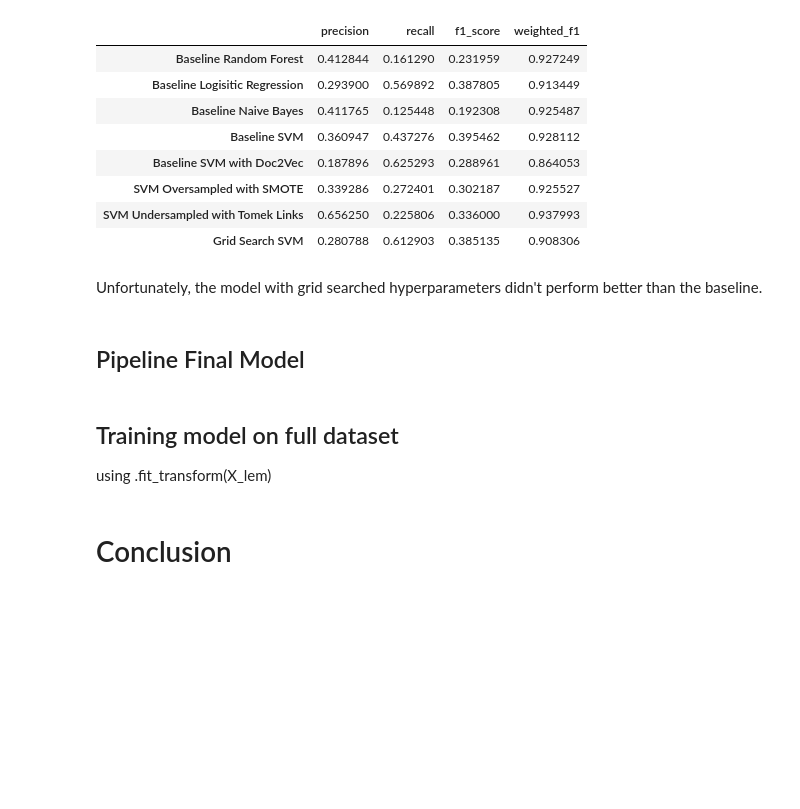
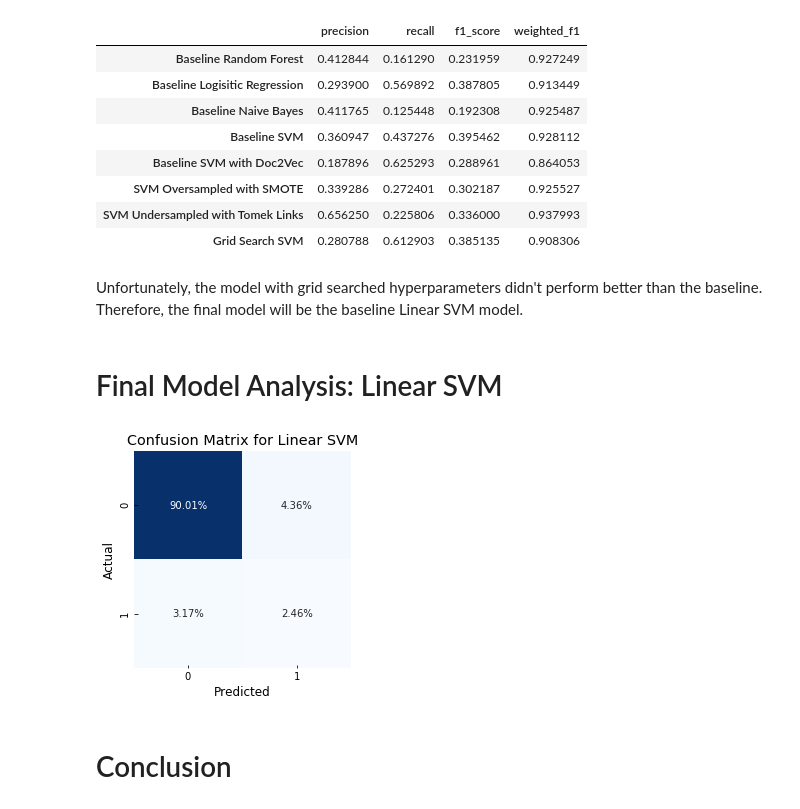
Before and after one commit to sidneykung/twitter_hate_speech_detection, a Jupyter notebook: final_notebook.ipynb, the cells around one changed output. Cells and saved outputs as stored; diff of their text form; code cells hidden in the pictures; blank space fills up the shorter version.

Commit message:
final model & annotating

```diff
--- a/final_notebook.ipynb
+++ b/final_notebook.ipynb
@@ -741,9 +753,23 @@ pd.DataFrame.from_dict(metric_dict, orient='index')
 | SVM Undersampled with Tomek Links | 0.656250 | 0.225806 | 0.336000 | 0.937993 |
 | Grid Search SVM | 0.280788 | 0.612903 | 0.385135 | 0.908306 |
 # %% [markdown]
-Unfortunately, the model with grid searched hyperparameters didn't perform better than the baseline.
+Unfortunately, the model with grid searched hyperparameters didn't perform better than the baseline. Therefore, the final model will be the baseline Linear SVM model.
 # %% [markdown]
-## Pipeline Final Model
+# Final Model Analysis: Linear SVM
-# %% [markdown]
-## Training model on full dataset
-using .fit_transform(X_lem)
+# %%
+# generating confusion matrix
+mat = confusion_matrix(y_test, SVM_test_preds)
+sns.heatmap(mat / np.sum(mat) , square=True, annot=True, fmt='.2%', cbar=False, cmap='Blues')
+plt.xlabel('Predicted')
+plt.ylabel('Actual')
+plt.title('Confusion Matrix for Linear SVM')
+
+# fixing matplotlib heatmap cutoff issue
+b, t = plt.ylim() # discover the values for bottom and top
+b += 0.5 # Add 0.5 to the bottom
+t -= 0.5 # Subtract 0.5 from the top
+plt.ylim(b, t) # update the ylim(bottom, top) values
+
+plt.savefig('./visualizations/linear_svm_confusion_matrix.png', bbox_inches = "tight", pad_inches=.5)
+# %% [output]
+[figure, added]
```
Also changed, not shown: parts of 11 cells of this notebook, 3 other files.
